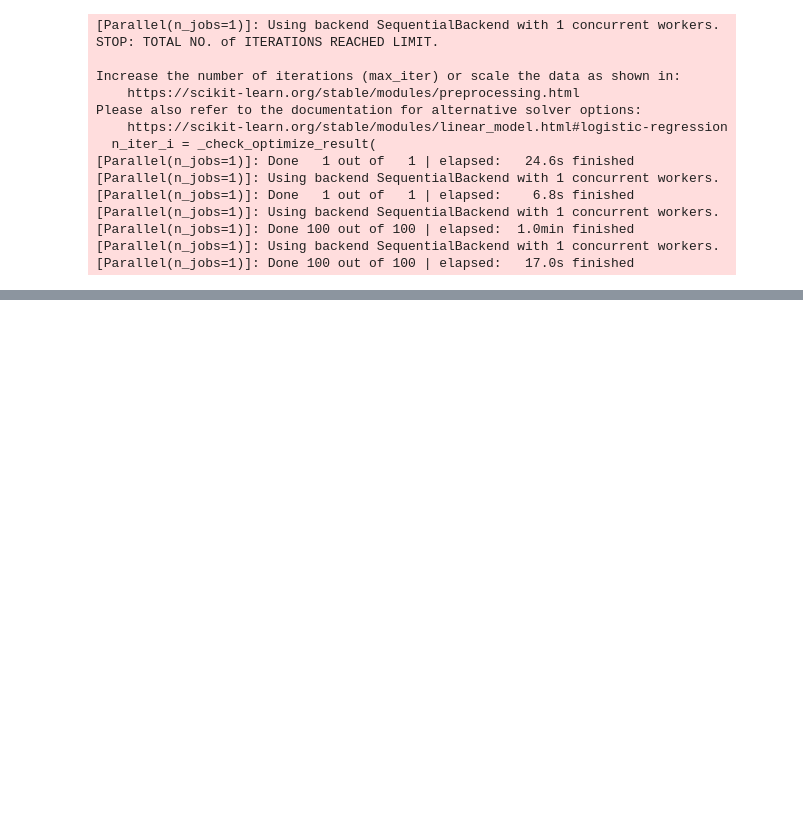
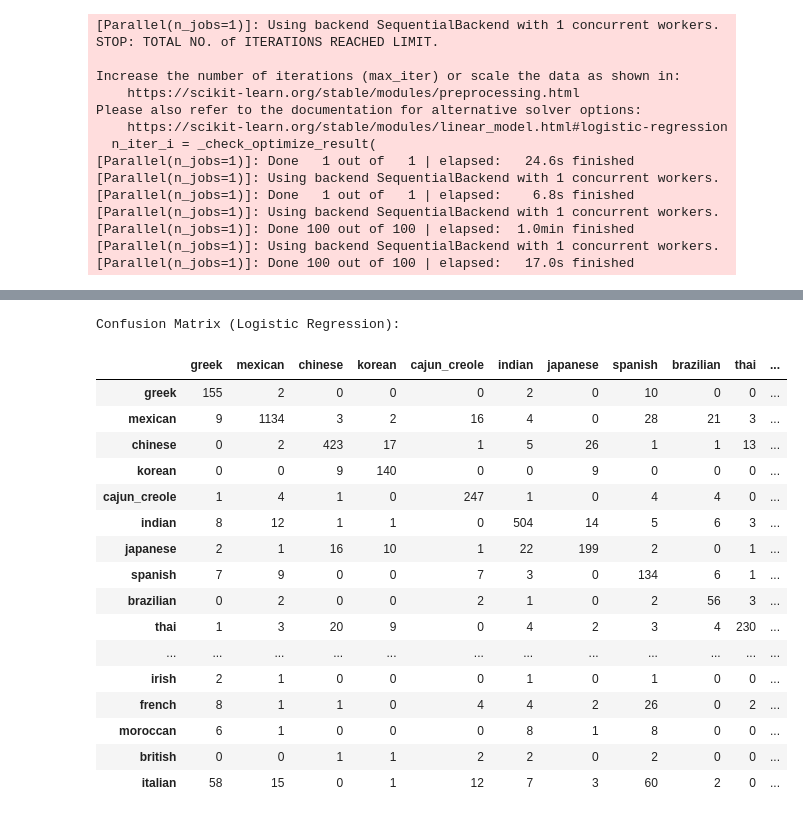
Before and after one commit to herman2lv/bh_ds_2, a Jupyter notebook: module1.ipynb, the cells around one changed output, grey strips where cells are left out. Cells and saved outputs as stored; diff of their text form; code cells hidden in the pictures; blank space fills up the shorter version.

```diff
--- a/module1.ipynb
+++ b/module1.ipynb
@@ -220,0 +221,2 @@ result.plot(kind='bar', rot=0, figsize=(20, 10))
+# %%
+y_predicted = modelLR.predict(x_test)
@@ -220,0 +243,22 @@ result.plot(kind='bar', rot=0, figsize=(20, 10))
+# %%
+print('Confusion Matrix (Logistic Regression):')
+pd.DataFrame(confusion_matrix(y_test, y_predicted)).rename(columns=codeToLabel, index=codeToLabel)
+# %% [output]
+Confusion Matrix (Logistic Regression):
+|  | greek | mexican | chinese | korean | cajun_creole | indian | japanese | spanish | brazilian | thai | ... |
+| greek | 155 | 2 | 0 | 0 | 0 | 2 | 0 | 10 | 0 | 0 | ... |
+| mexican | 9 | 1134 | 3 | 2 | 16 | 4 | 0 | 28 | 21 | 3 | ... |
+| chinese | 0 | 2 | 423 | 17 | 1 | 5 | 26 | 1 | 1 | 13 | ... |
+| korean | 0 | 0 | 9 | 140 | 0 | 0 | 9 | 0 | 0 | 0 | ... |
+| cajun_creole | 1 | 4 | 1 | 0 | 247 | 1 | 0 | 4 | 4 | 0 | ... |
+| indian | 8 | 12 | 1 | 1 | 0 | 504 | 14 | 5 | 6 | 3 | ... |
+| japanese | 2 | 1 | 16 | 10 | 1 | 22 | 199 | 2 | 0 | 1 | ... |
+| spanish | 7 | 9 | 0 | 0 | 7 | 3 | 0 | 134 | 6 | 1 | ... |
+| brazilian | 0 | 2 | 0 | 0 | 2 | 1 | 0 | 2 | 56 | 3 | ... |
+| thai | 1 | 3 | 20 | 9 | 0 | 4 | 2 | 3 | 4 | 230 | ... |
+| ... | ... | ... | ... | ... | ... | ... | ... | ... | ... | ... | ... |
+| irish | 2 | 1 | 0 | 0 | 0 | 1 | 0 | 1 | 0 | 0 | ... |
+| french | 8 | 1 | 1 | 0 | 4 | 4 | 2 | 26 | 0 | 2 | ... |
+| moroccan | 6 | 1 | 0 | 0 | 0 | 8 | 1 | 8 | 0 | 0 | ... |
+| british | 0 | 0 | 1 | 1 | 2 | 2 | 0 | 2 | 0 | 0 | ... |
+| italian | 58 | 15 | 0 | 1 | 12 | 7 | 3 | 60 | 2 | 0 | ... |
```
Also changed, not shown: parts of 8 cells of this notebook.
